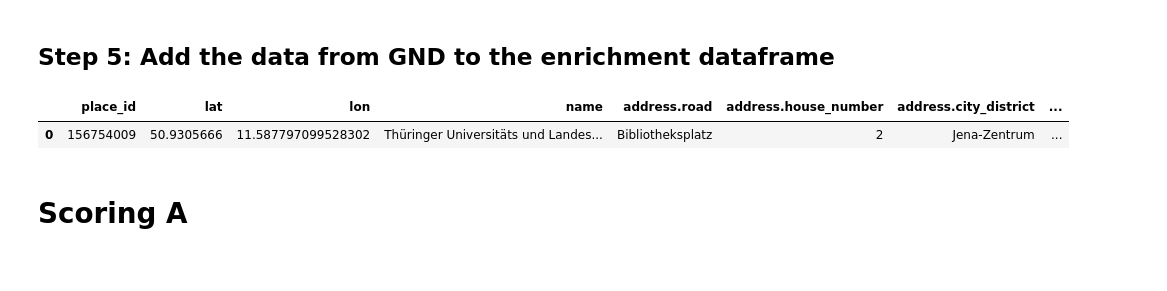
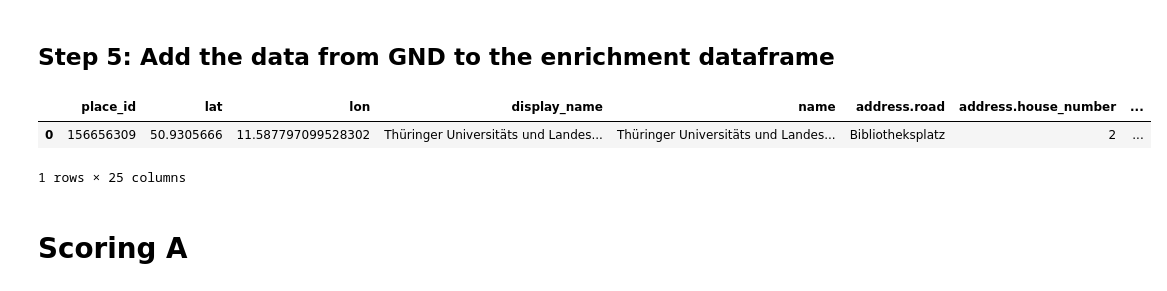
Before and after one commit to MichaelMarkert/GND4C, a Jupyter notebook: workflow_for_building_matching/Building_toolbox_workflow.ipynb, the cells around one changed output. Drawn from its saved outputs; the diff is of its cells as text; code cells hidden in the pictures.

```diff
--- a/workflow_for_building_matching/Building_toolbox_workflow.ipynb
+++ b/workflow_for_building_matching/Building_toolbox_workflow.ipynb
@@ -48,7 +47,11 @@ display(df)
 # %% [markdown]
 ## Step 2: get interesting key:value-pairs for enrichment/later comparison
 # %%
-enrichment = df[['place_id','lat','lon', 'name', 'address.road','address.house_number', 'address.city_district', 'address.city', 'address.state', 'address.ISO3166-2-lvl4', 'extratags.wikidata']]
+columns = ['place_id','lat','lon', 'display_name', 'name', 'address.historic','address.road','address.house_number', 'address.hamlet', 'address.town', 'address.city_district', 'address.city', 'address.county', 'address.state', 'address.ISO3166-2-lvl4', 'address.postcode', 'address.country', 'extratags.wikidata']
+
+columns = [col for col in columns if col in df.columns]
+
+enrichment = df[columns]
 
 display(enrichment)
 # %% [output]
@@ -88,7 +91,11 @@ response = requests.get(url)
 
 gnd_data = json.loads(response.text)
 gnd_data = pd.json_normalize(gnd_data)
-gnd_data = gnd_data[['preferredName', 'geographicAreaCode', 'placeOfBusiness', 'broaderTermInstantial', 'gndSubjectCategory']]
+
+columns = ['preferredName', 'geographicAreaCode', 'placeOfBusiness', 'place', 'broaderTermInstantial', 'gndSubjectCategory']
+columns = [col for col in columns if col in gnd_data.columns]
+
+gnd_data = gnd_data[columns]
 
 #gnd_data['geographicAreaCode'] = gnd_data['geographicAreaCode'].apply(lambda x: [x[0]['id'] + ' - ' + x[0]['label']])[0]
 #gnd_data['placeOfBusiness'] = gnd_data['placeOfBusiness'].apply(lambda x: [x[0]['id']+': '+x[0]['label']])[0]
@@ -102,12 +109,13 @@ display(gnd_data)
 # %% [markdown]
 ## Step 5: Add the data from GND to the enrichment dataframe
 # %%
-enrichment = pd.concat([enrichment, gnd_data[['preferredName','geographicAreaCode', 'placeOfBusiness', 'broaderTermInstantial', 'gndSubjectCategory']]], axis=1)
+enrichment = pd.concat([enrichment, gnd_data[columns]], axis=1)
 
 display(enrichment)
 # %% [output]
-|  | place_id | lat | lon | name | address.road | address.house_number | address.city_district | ... |
-| 0 | 156754009 | 50.9305666 | 11.587797099528302 | Thüringer Universitäts und Landes... | Bibliotheksplatz | 2 | Jena-Zentrum | ... |
+|  | place_id | lat | lon | display_name | name | address.road | address.house_number | ... |
+| 0 | 156656309 | 50.9305666 | 11.587797099528302 | Thüringer Universitäts und Landes... | Thüringer Universitäts und Landes... | Bibliotheksplatz | 2 | ... |
+1 rows × 25 columns
 # %% [markdown]
 # Scoring A
 # %% [markdown]
```
Also changed, not shown: parts of 3 cells of this notebook.
